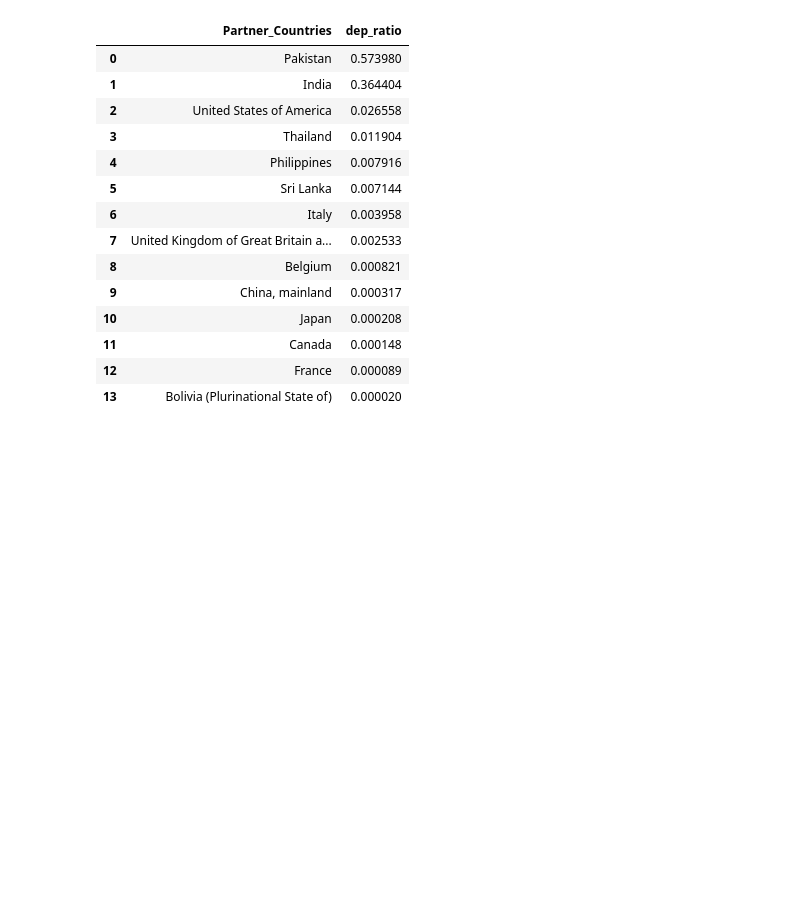
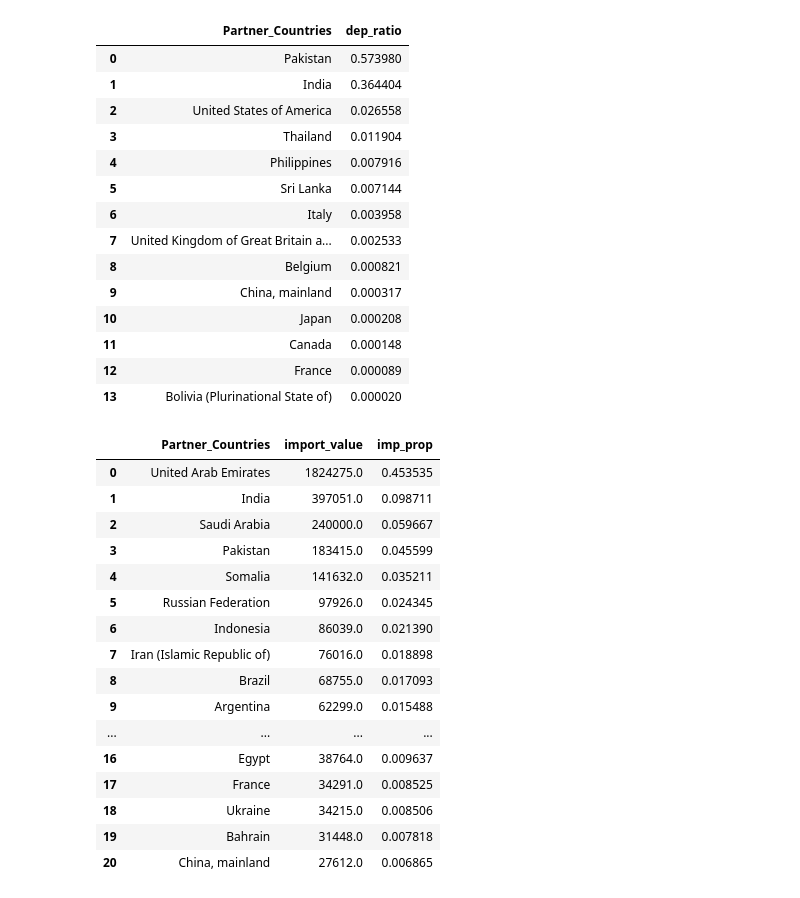
Before and after one commit to abdullaalhammadi/FAOSTAT, a Jupyter notebook: queries.ipynb, the cells around one changed output. Drawn from its saved outputs; the diff is of its cells as text; code cells hidden in the pictures; blank space fills up the shorter version.

```diff
--- a/queries.ipynb
+++ b/queries.ipynb
@@ -53,6 +82,56 @@ dependency('United Arab Emirates', 2019, 'Rice')
 | 11 | Canada | 0.000148 |
 | 12 | France | 0.000089 |
 | 13 | Bolivia (Plurinational State of) | 0.000020 |
+# %%
+## This function calculates the trade dependency of a country by year by total import value.
+## It fetches the top 20 countries by import value that the selected country imports from.
+## For example, if you use trade_dependency('United Arab Emirates', 2021)
+## You will get the top 20 countries by import value (USD $) that the U.A.E imports from
+## In the year 2021.
+
+def trade_dependency(country, year):
+
+    dataframe = duckdb.sql('''
+    select Partner_Countries,
+    sum(Value) as import_value,
+    import_value /
+        (select
+            sum(Value)
+            from df
+            where Year = {year}
+            and Element = 'Import Value'
+            and Reporter_Countries = '{country}'
+        ) as imp_prop
+    from df
+    where Year = {year}
+    and Element = 'Import Value'
+    and Reporter_Countries = '{country}'
+    group by Partner_Countries
+    having imp_prop > 0
+    order by imp_prop desc;
+    '''.format(year = year, country = country)).fetchdf().head(21)
+
+    return dataframe
+
+trade_dependency('Oman', 2018)
+# %% [output]
+|  | Partner_Countries | import_value | imp_prop |
+| 0 | United Arab Emirates | 1824275.0 | 0.453535 |
+| 1 | India | 397051.0 | 0.098711 |
+| 2 | Saudi Arabia | 240000.0 | 0.059667 |
+| 3 | Pakistan | 183415.0 | 0.045599 |
+| 4 | Somalia | 141632.0 | 0.035211 |
+| 5 | Russian Federation | 97926.0 | 0.024345 |
+| 6 | Indonesia | 86039.0 | 0.021390 |
+| 7 | Iran (Islamic Republic of) | 76016.0 | 0.018898 |
+| 8 | Brazil | 68755.0 | 0.017093 |
+| 9 | Argentina | 62299.0 | 0.015488 |
+| ... | ... | ... | ... |
+| 16 | Egypt | 38764.0 | 0.009637 |
+| 17 | France | 34291.0 | 0.008525 |
+| 18 | Ukraine | 34215.0 | 0.008506 |
+| 19 | Bahrain | 31448.0 | 0.007818 |
+| 20 | China, mainland | 27612.0 | 0.006865 |
 # %%
 def product_leverage(country, year, item):
     query = '''
```
Also changed, not shown: parts of 6 cells of this notebook, 1 other file.
